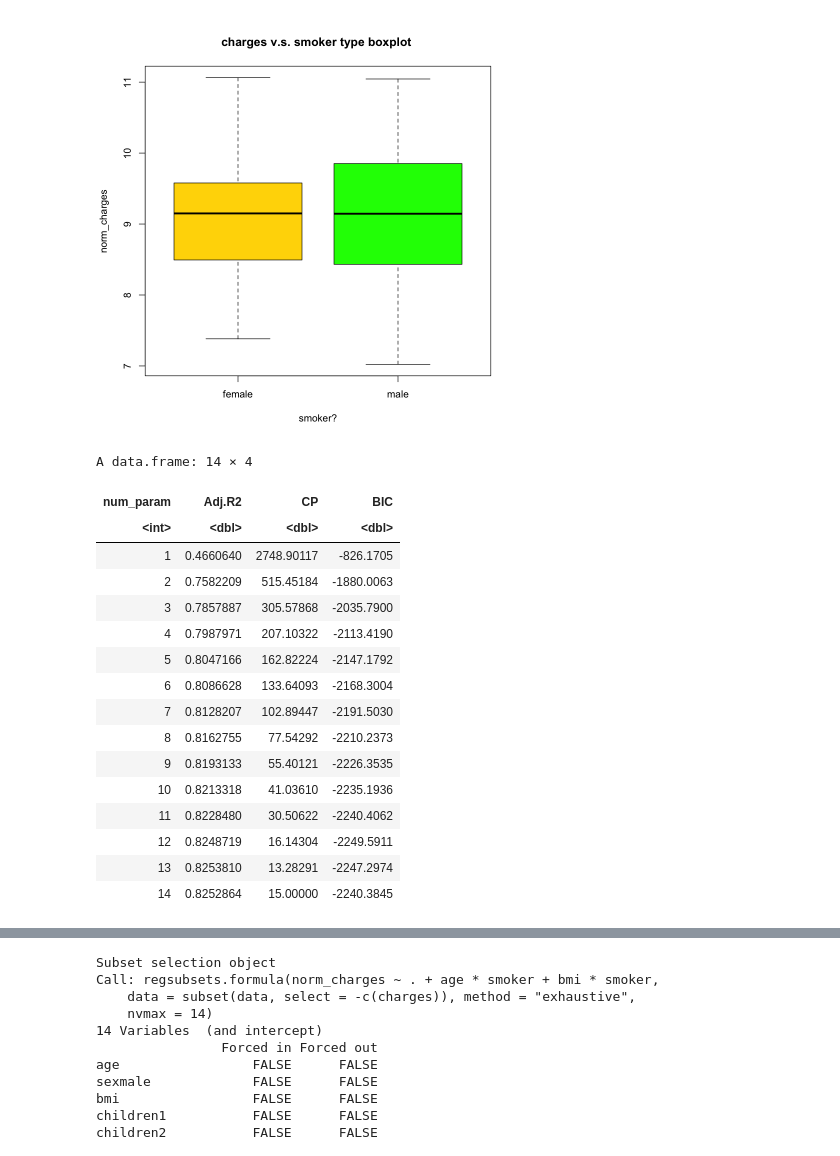
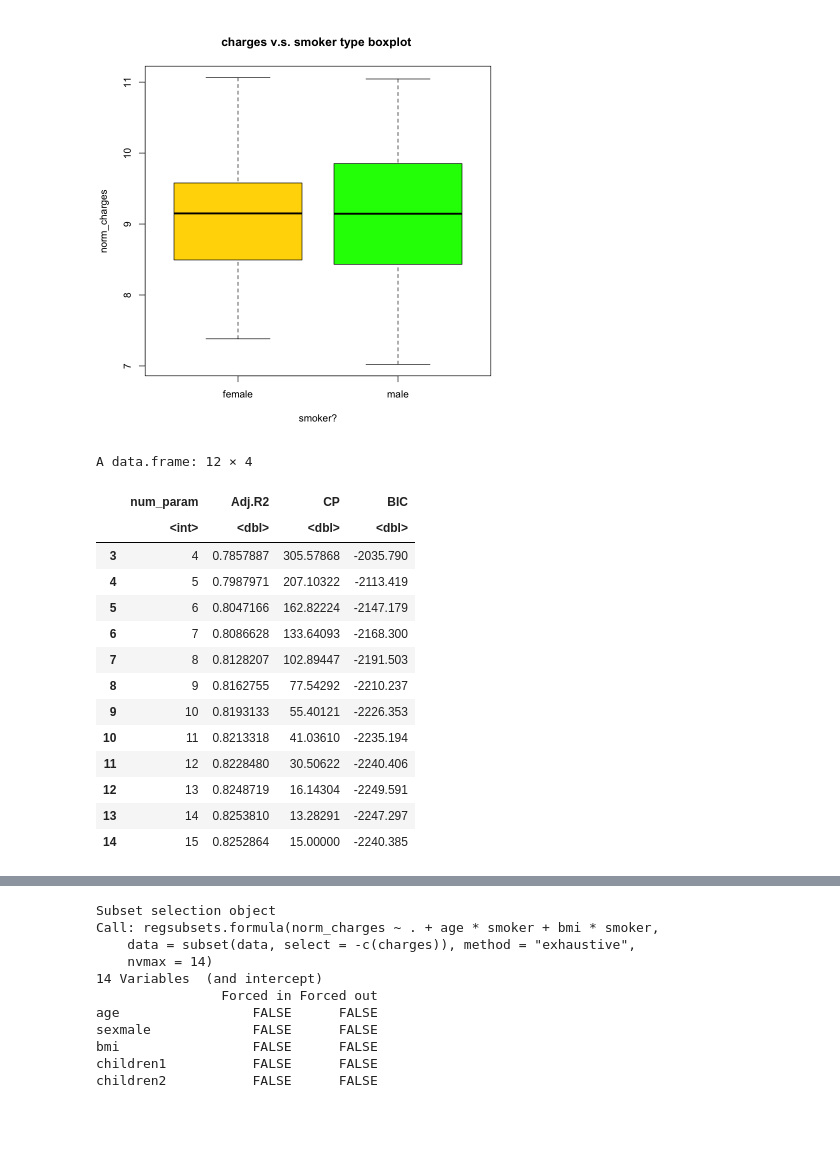
Before and after one commit to mahdiheydar/stat306proj, a Jupyter notebook: stat306.ipynb, the cells around one changed output, grey strips where cells are left out. Drawn from its saved outputs; the diff is of its cells as text; code cells hidden in the pictures; blank space fills up the shorter version.

```diff
--- a/stat306.ipynb
+++ b/stat306.ipynb
@@ -141,27 +141,26 @@ s <- regsubsets(norm_charges~.+age*smoker+bmi*smoker, data=subset(data, select =
 s.sum <- summary(s)
 # %%
 matrix_sum_df <- data.frame(
-    num_param = c(1:14),
+    num_param = c(2:15),
     Adj.R2 = s.sum$adjr2,
     CP = s.sum$cp,
     BIC = s.sum$bic)
 # %%
+matrix_sum_df <- matrix_sum_df[3:14,]
 matrix_sum_df
 # %% [output]
-A data.frame: 14 × 4
+A data.frame: 12 × 4
-| num_param | Adj.R2 | CP | BIC |
-| <int> | <dbl> | <dbl> | <dbl> |
-| 1 | 0.4660640 | 2748.90117 | -826.1705 |
-| 2 | 0.7582209 | 515.45184 | -1880.0063 |
-| 3 | 0.7857887 | 305.57868 | -2035.7900 |
-| 4 | 0.7987971 | 207.10322 | -2113.4190 |
-| 5 | 0.8047166 | 162.82224 | -2147.1792 |
-| 6 | 0.8086628 | 133.64093 | -2168.3004 |
-| 7 | 0.8128207 | 102.89447 | -2191.5030 |
-| 8 | 0.8162755 | 77.54292 | -2210.2373 |
-| 9 | 0.8193133 | 55.40121 | -2226.3535 |
-| 10 | 0.8213318 | 41.03610 | -2235.1936 |
-| 11 | 0.8228480 | 30.50622 | -2240.4062 |
-| 12 | 0.8248719 | 16.14304 | -2249.5911 |
-| 13 | 0.8253810 | 13.28291 | -2247.2974 |
-| 14 | 0.8252864 | 15.00000 | -2240.3845 |
+|  | num_param | Adj.R2 | CP | BIC |
+|  | <int> | <dbl> | <dbl> | <dbl> |
+| 3 | 4 | 0.7857887 | 305.57868 | -2035.790 |
+| 4 | 5 | 0.7987971 | 207.10322 | -2113.419 |
+| 5 | 6 | 0.8047166 | 162.82224 | -2147.179 |
+| 6 | 7 | 0.8086628 | 133.64093 | -2168.300 |
+| 7 | 8 | 0.8128207 | 102.89447 | -2191.503 |
+| 8 | 9 | 0.8162755 | 77.54292 | -2210.237 |
+| 9 | 10 | 0.8193133 | 55.40121 | -2226.353 |
+| 10 | 11 | 0.8213318 | 41.03610 | -2235.194 |
+| 11 | 12 | 0.8228480 | 30.50622 | -2240.406 |
+| 12 | 13 | 0.8248719 | 16.14304 | -2249.591 |
+| 13 | 14 | 0.8253810 | 13.28291 | -2247.297 |
+| 14 | 15 | 0.8252864 | 15.00000 | -2240.385 |
```
Also changed, not shown: parts of 8 cells of this notebook, 1 other file.
